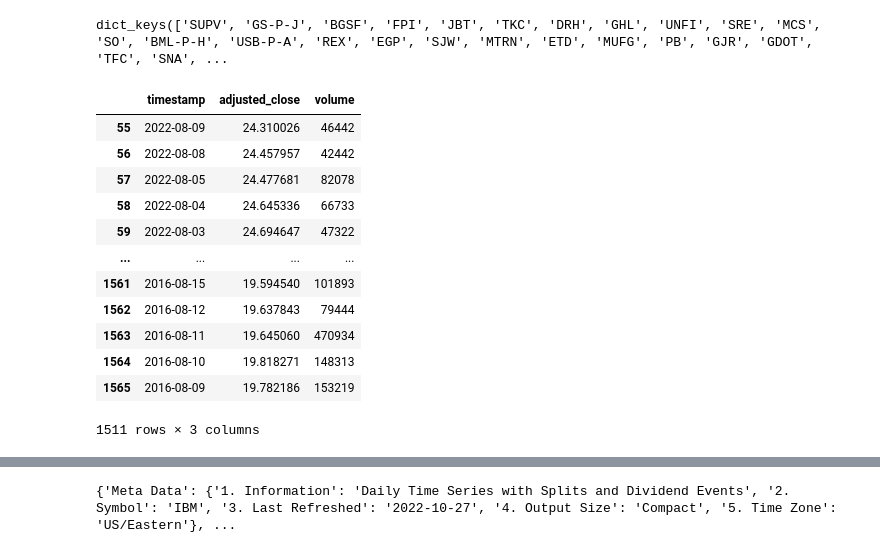
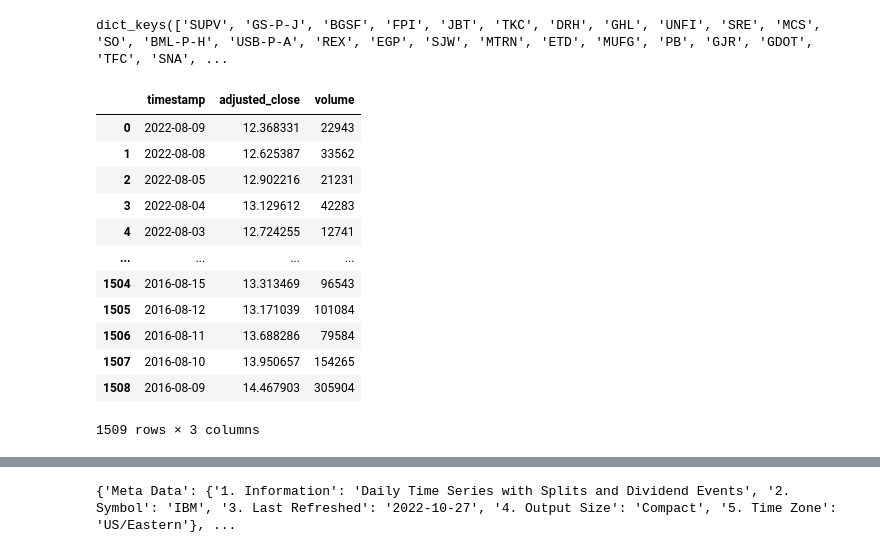
Before and after one commit to azile-g/MLAP_Proj, a Jupyter notebook: pairs_selection/PCA.ipynb, the cells around one changed output, grey strips where cells are left out. Cells and saved outputs as stored; diff of their text form; code cells hidden in the pictures.

```diff
--- a/pairs_selection/PCA.ipynb
+++ b/pairs_selection/PCA.ipynb
@@ -88,21 +88,19 @@ daily_data.keys()
 # %% [output]
 dict_keys(['SUPV', 'GS-P-J', 'BGSF', 'FPI', 'JBT', 'TKC', 'DRH', 'GHL', 'UNFI', 'SRE', 'MCS', 'SO', 'BML-P-H', 'USB-P-A', 'REX', 'EGP', 'SJW', 'MTRN', 'ETD', 'MUFG', 'PB', 'GJR', 'GDOT', 'TFC', 'SNA', ...
 # %%
-testing = filters.daily_filter(settings, daily_data)
-display(testing['GS-P-J'])
-#for i in testing.keys():
-#    print(i, len(testing[i]))
+testing = filters.daily_filter(settings, daily_data, pandas = True)
+display(testing["BGSF"])
 # %% [output]
 |  | timestamp | adjusted_close | volume |
-| 55 | 2022-08-09 | 24.310026 | 46442 |
-| 56 | 2022-08-08 | 24.457957 | 42442 |
-| 57 | 2022-08-05 | 24.477681 | 82078 |
-| 58 | 2022-08-04 | 24.645336 | 66733 |
-| 59 | 2022-08-03 | 24.694647 | 47322 |
+| 0 | 2022-08-09 | 12.368331 | 22943 |
+| 1 | 2022-08-08 | 12.625387 | 33562 |
+| 2 | 2022-08-05 | 12.902216 | 21231 |
+| 3 | 2022-08-04 | 13.129612 | 42283 |
+| 4 | 2022-08-03 | 12.724255 | 12741 |
 | ... | ... | ... | ... |
-| 1561 | 2016-08-15 | 19.594540 | 101893 |
-| 1562 | 2016-08-12 | 19.637843 | 79444 |
-| 1563 | 2016-08-11 | 19.645060 | 470934 |
-| 1564 | 2016-08-10 | 19.818271 | 148313 |
-| 1565 | 2016-08-09 | 19.782186 | 153219 |
+| 1504 | 2016-08-15 | 13.313469 | 96543 |
+| 1505 | 2016-08-12 | 13.171039 | 101084 |
+| 1506 | 2016-08-11 | 13.688286 | 79584 |
+| 1507 | 2016-08-10 | 13.950657 | 154265 |
+| 1508 | 2016-08-09 | 14.467903 | 305904 |
-1511 rows × 3 columns
+1509 rows × 3 columns
```
Also changed, not shown: parts of 2 cells of this notebook, 1 other file.
